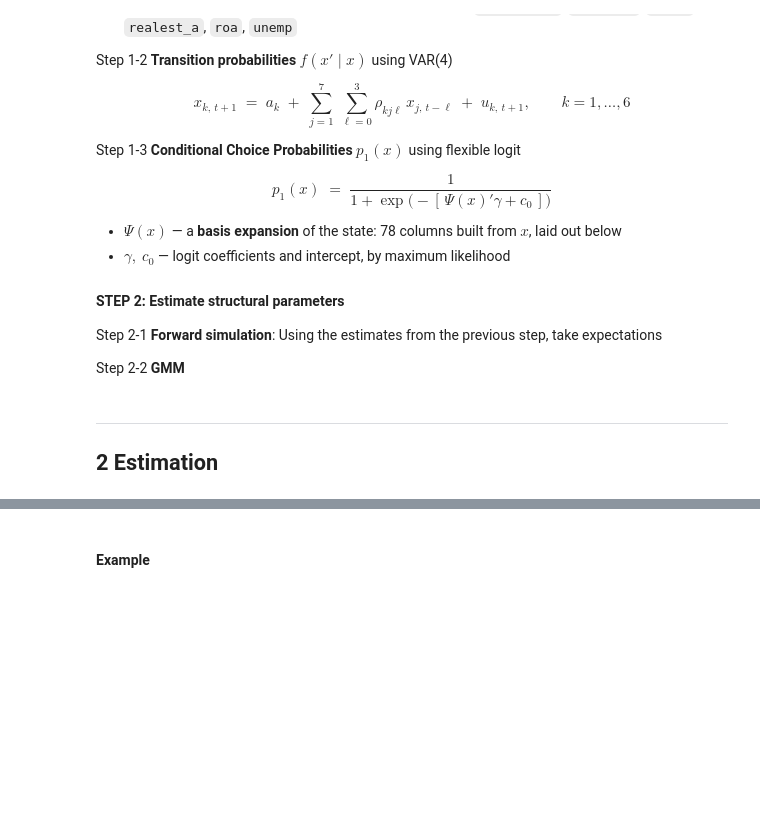
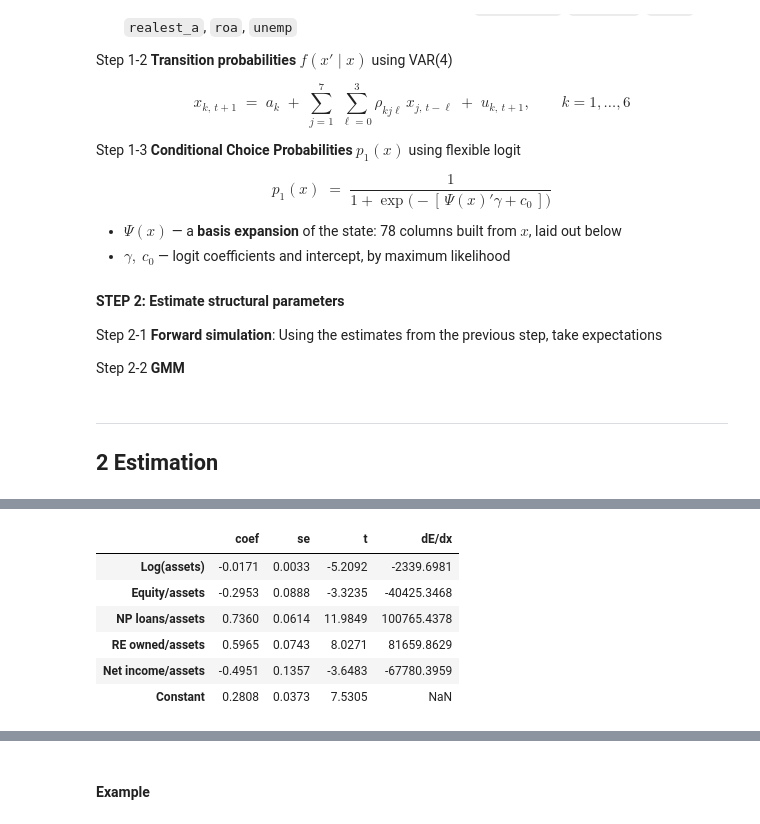
Before and after one commit to boyiechen/DSE2026, a Jupyter notebook: practicum/practicum1/code/practicum-1-the-cost-of-closing-a-failed-bank.ipynb, the cells around one changed output, grey strips where cells are left out. Cells and saved outputs as stored; diff of their text form; code cells hidden in the pictures; blank space fills up the shorter version.

```diff
--- a/practicum/practicum1/code/practicum-1-the-cost-of-closing-a-failed-bank.ipynb
+++ b/practicum/practicum1/code/practicum-1-the-cost-of-closing-a-failed-bank.ipynb
@@ -370,19 +378,31 @@ print(f"{len(COST_COVAR)} regressors + const, left-censored at {COST_THRESHOLD}"
 # %%
 # --- 2.1  estimate and report
 # the SAMPLE: cost exists only where a bank was actually closed
 mc_data = df[df["failed"] == 1].dropna(subset=COST_COVAR + ["estimated_cost", "assets"]).copy()
 # the OUTCOME: cost as a fraction of assets, floored at the censoring point
 mc_data["cost_ratio"] = (mc_data["estimated_cost"] / mc_data["assets"]).clip(lower=COST_THRESHOLD)
 
-# ====================== YOUR CODE HERE ======================
-# raise NotImplementedError("TODO: fit the Tobit on mc_data -> mc_model, mc_fit")
-mc_model = Tobit.from_frame(mc_data["cost_ratio"], clip_lower=COST_THRESHOLD)
+# Build the censored-normal likelihood from the explicit sample, outcome,
+# design, and censoring point declared above.
+mc_model = Tobit.from_frame(
+    mc_data,
+    y="cost_ratio",
+    x=COST_COVAR,
+    left=COST_THRESHOLD,
+)
 mc_fit = mc_model.fit()
-# ============================================================
 
 # dE/dx is rescaled by mean assets, turning the ratio's slope into thousands of dollars
 mc_model.summary_frame(mc_fit, labels=COST_LABELS,
                        scale=float(mc_data["assets"].mean())).round(4)
+# %% [output]
+|  | coef | se | t | dE/dx |
+| Log(assets) | -0.0171 | 0.0033 | -5.2092 | -2339.6981 |
+| Equity/assets | -0.2953 | 0.0888 | -3.3235 | -40425.3468 |
+| NP loans/assets | 0.7360 | 0.0614 | 11.9849 | 100765.4378 |
+| RE owned/assets | 0.5965 | 0.0743 | 8.0271 | 81659.8629 |
+| Net income/assets | -0.4951 | 0.1357 | -3.6483 | -67780.3959 |
+| Constant | 0.2808 | 0.0373 | 7.5305 | NaN |
 # %% [markdown]
 ### 2.2  Step 1-2 — Transition probabilities $f(x'\mid x)$ (VAR(4))
 
```
Also changed, not shown: parts of 16 cells of this notebook.
